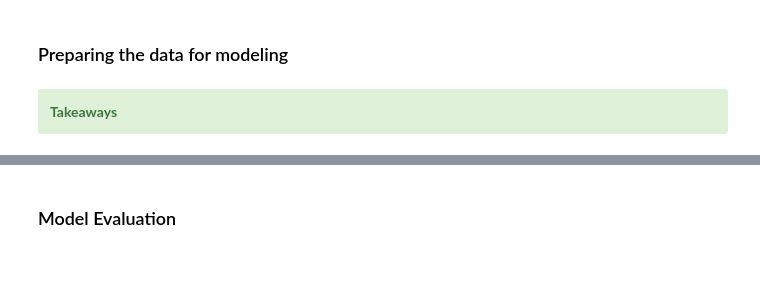
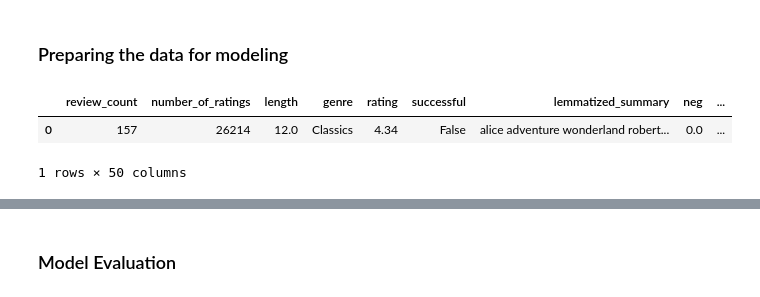
Before and after one commit to Booookkkkkssss/books_main, a Jupyter notebook: Final_Notebook.ipynb, the cells around one changed output, grey strips where cells are left out. Saved outputs shown, nothing was run; the diff lists cells and outputs as text; code cells hidden in the pictures; blank space fills up the shorter version.

```diff
--- a/Final_Notebook.ipynb
+++ b/Final_Notebook.ipynb
@@ -271,3 +261,0 @@ def xy_splits(train, test):
-# %% [markdown]
-<div class="alert alert-block alert-success">
-<b>Takeaways</b>
@@ -273,0 +265,6 @@ def xy_splits(train, test):
+# %%
+df.head(1)
+# %% [output]
+|  | review_count | number_of_ratings | length | genre | rating | successful | lemmatized_summary | neg | ... |
+| 0 | 157 | 26214 | 12.0 | Classics | 4.34 | False | alice adventure wonderland robert... | 0.0 | ... |
+1 rows × 50 columns
```
Also changed, not shown: parts of 27 cells of this notebook, 3 other files.
